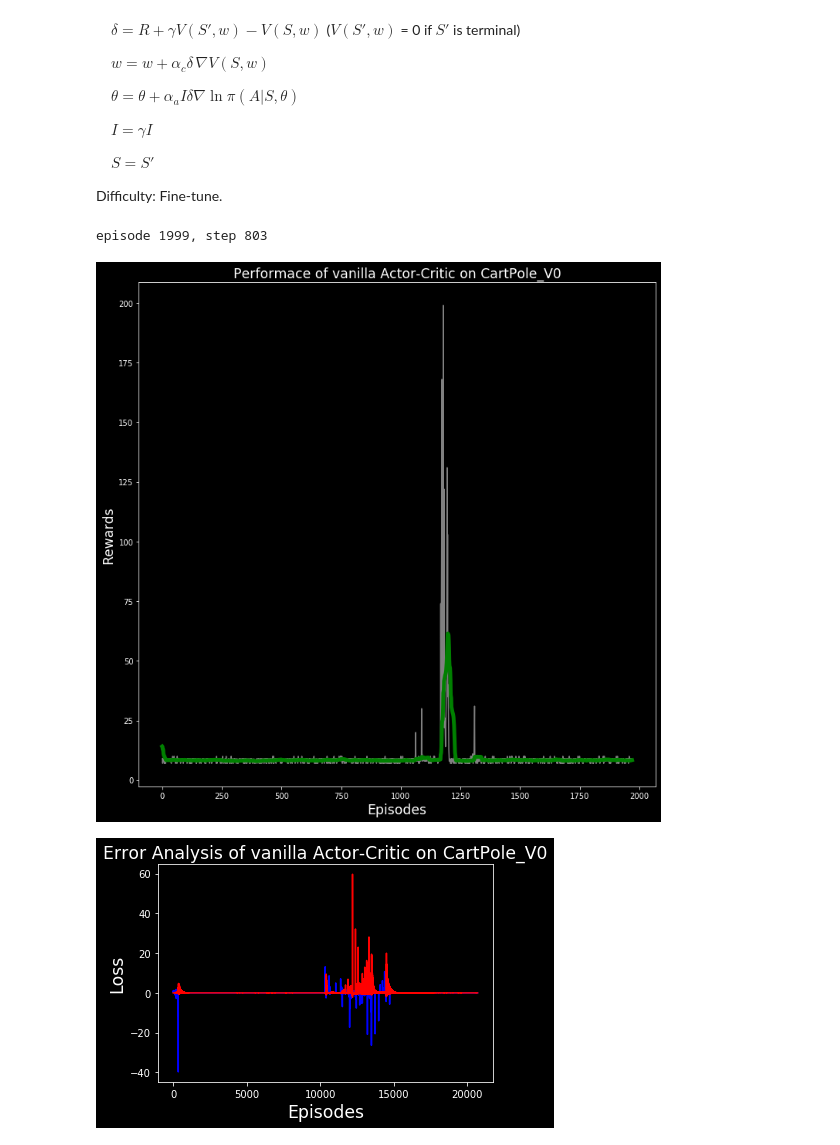
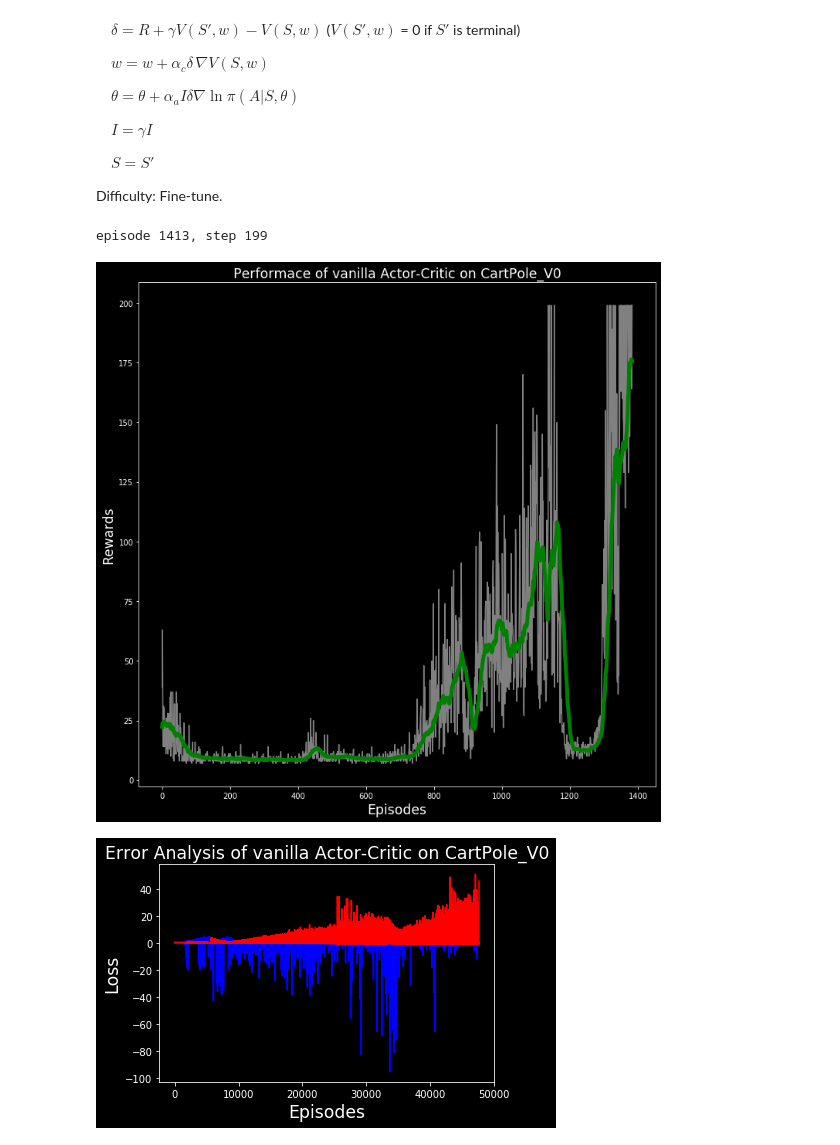
Before and after one commit to LyWangPX/Reinforcement_Learning_Coding_Examples, a Jupyter notebook: PyTorch/CartPole/Plain-Actor-Critic/pyTorch_CartPole_Vanilla_Actor_Critic.ipynb, the cells around one changed output. Drawn from its saved outputs; the diff is of its cells as text; code cells hidden in the pictures.

```diff
--- a/PyTorch/CartPole/Plain-Actor-Critic/pyTorch_CartPole_Vanilla_Actor_Critic.ipynb
+++ b/PyTorch/CartPole/Plain-Actor-Critic/pyTorch_CartPole_Vanilla_Actor_Critic.ipynb
@@ -54,7 +54,7 @@ class Actor(torch.nn.Module):
 env = gym.make('CartPole-v0')
 obs = env.reset()
 actor = Actor()
-optimizer_actor= torch.optim.Adam(actor.parameters(), lr=0.001)
+optimizer_actor= torch.optim.Adam(actor.parameters(), lr=0.0001)
 gamma = 0.99
 alpha_c = 0.01
 steps = []
@@ -89,33 +89,33 @@ for episode in range(2000):
         actor.zero_grad()
         loss.backward()
         optimizer_actor.step()
         if done:
             steps.append(step)
             print(f'episode {episode}, step {step}', end='\r')
             obs = env.reset()
             break
     if np.mean(steps[-20:]) > 180:
         break
 mid = []
 interval = 30
 plt.style.use('dark_background')
 for i in range(len(steps) - interval):
     mid.append(np.mean(steps[i:i+interval+1]))
 plt.figure(figsize=(12,12))
 plt.title('Performace of vanilla Actor-Critic on CartPole_V0',fontsize = 'xx-large')
 plt.xlabel('Episodes', fontsize = 'xx-large')
 plt.ylabel('Rewards',fontsize = 'xx-large')
 x_fit = list(range(len(steps) - interval))
 plt.plot(x_fit, steps[interval:], '-', c = 'gray', label='Reward')
 plt.plot(mid, '-', c= 'green', linewidth = 5, label='Moving Average Reward')
 plt.show()
 plt.title('Error Analysis of vanilla Actor-Critic on CartPole_V0',fontsize = 'xx-large')
 plt.xlabel('Episodes', fontsize = 'xx-large')
 plt.ylabel('Loss',fontsize = 'xx-large')
 plt.plot(A_loss, c = 'blue', label = 'Actor_Loss')
 plt.plot(C_loss, c = 'red', label = 'Critic_Loss')
 plt.show()
 # %% [output]
-episode 1999, step 803
+episode 1413, step 199
-[figure, old version]
+[figure, new version]
-[figure, old version]
+[figure, new version]
```
